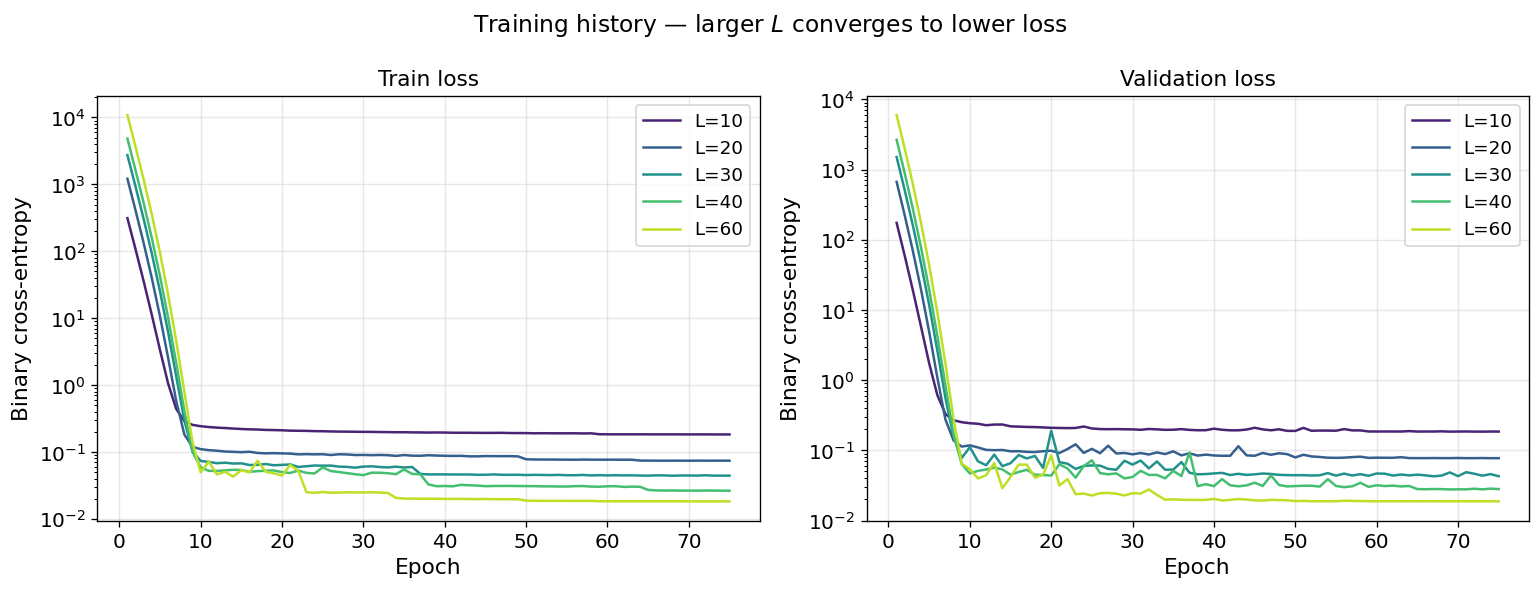
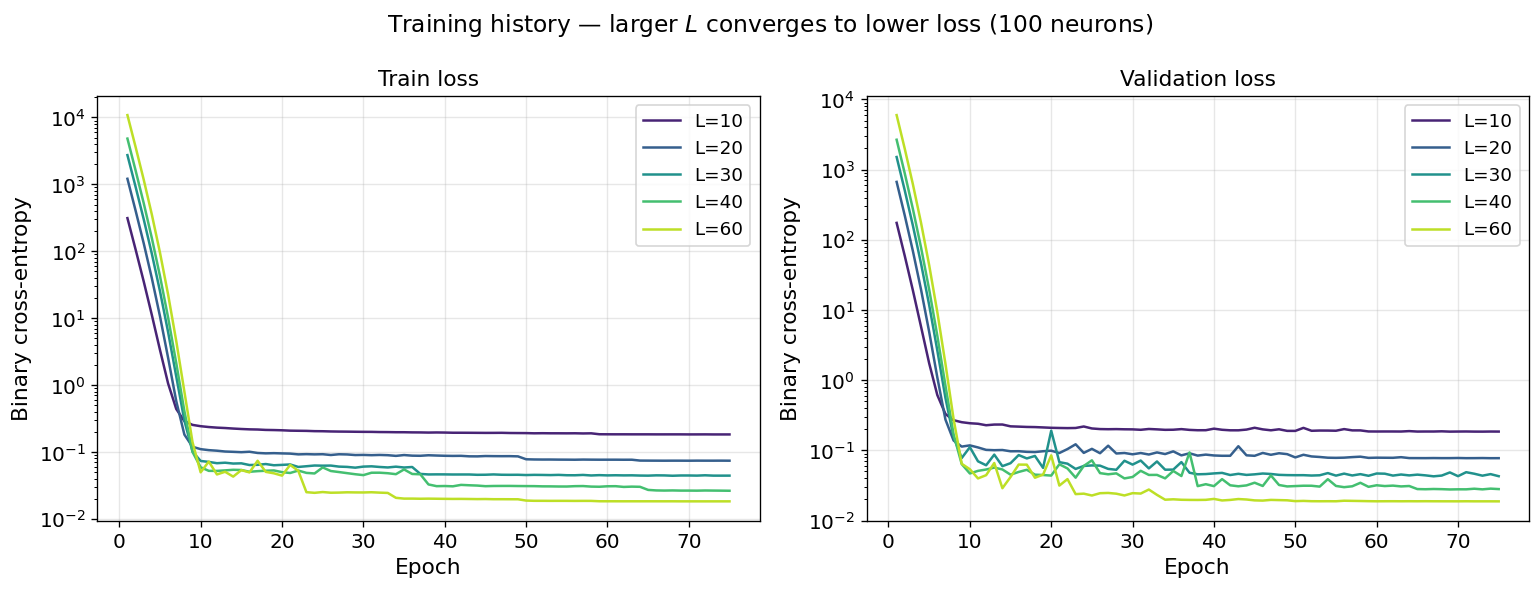
The notebook cell's code change between the first figure and the second:
--- before
+++ after
@@ -17,6 +17,6 @@
     ax.grid(True, alpha=0.3)
 
-plt.suptitle('Training history — larger $L$ converges to lower loss', fontsize=14)
+plt.suptitle('Training history — larger $L$ converges to lower loss (100 neurons)', fontsize=14)
 plt.tight_layout()
-#plt.savefig('loss_curves.pdf', bbox_inches='tight')
+plt.savefig('loss_curves_100neurons.pdf', bbox_inches='tight')
 plt.show()

Commit: Add Ising CNN models and update gitignore